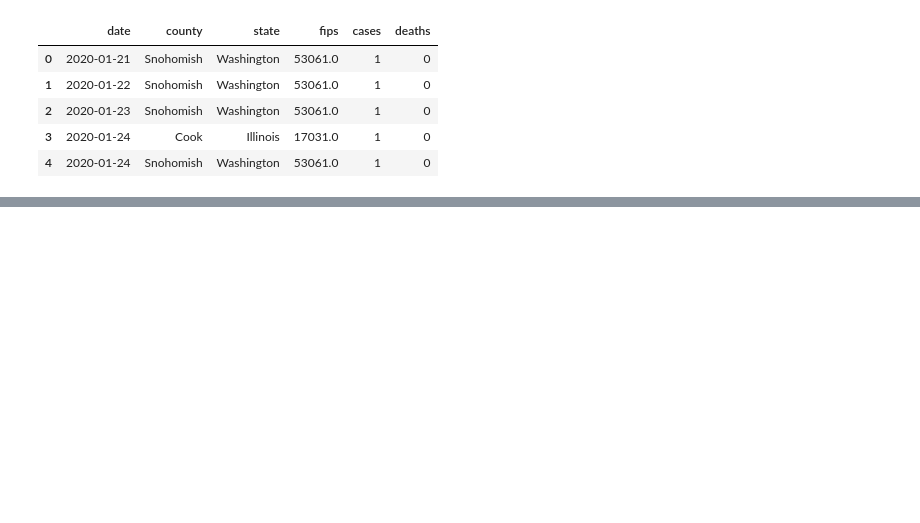
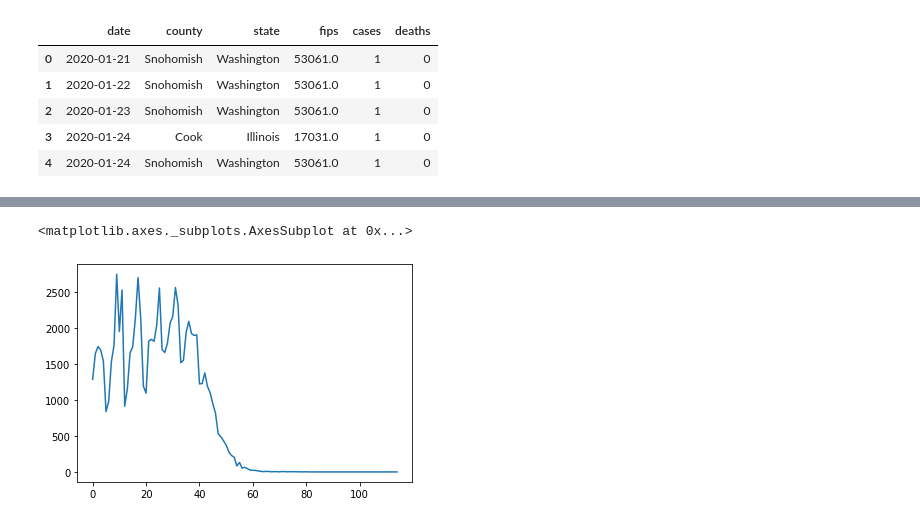
Before and after one commit to ArthurConner/refreshment, a Jupyter notebook: nbs/covidDS.ipynb, the cells around one changed output, grey strips where cells are left out. Saved outputs shown, nothing was run; the diff lists cells and outputs as text; code cells hidden in the pictures; blank space fills up the shorter version.

Commit message:
covid changes

```diff
--- a/nbs/covidDS.ipynb
+++ b/nbs/covidDS.ipynb
@@ -94,0 +104,6 @@ sanfran.tail(45).to_csv("SanFran.csv")
+# %%
+surl = "https://covidtracking.com/api/v1/us/daily.csv"
+s=requests.get(surl).content
+theatlantic=pd.read_csv(io.StringIO(s.decode('utf-8')))
+theatlantic.to_csv("theatlantic.csv")
+theatlantic.head()
@@ -94,0 +118,5 @@ sanfran.tail(45).to_csv("SanFran.csv")
+# %%
+theatlantic.deathIncrease.plot()
+# %% [output]
+<matplotlib.axes._subplots.AxesSubplot at 0x...>
+[figure, added]
```
Also changed, not shown: parts of 16 cells of this notebook.
